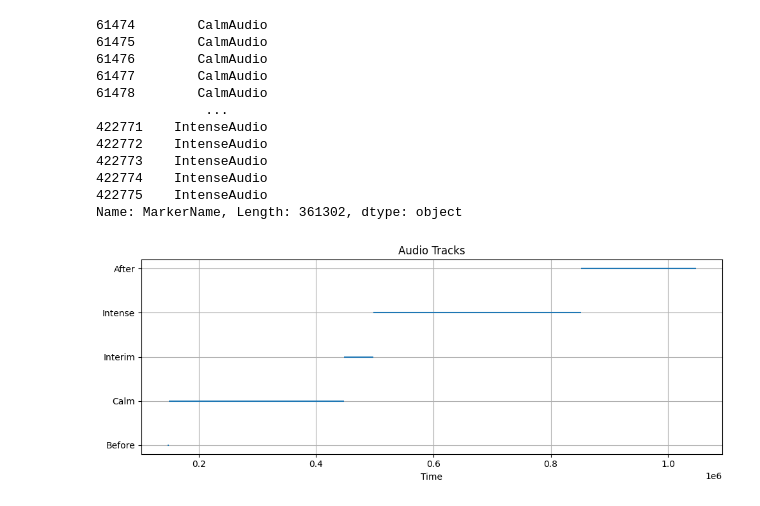
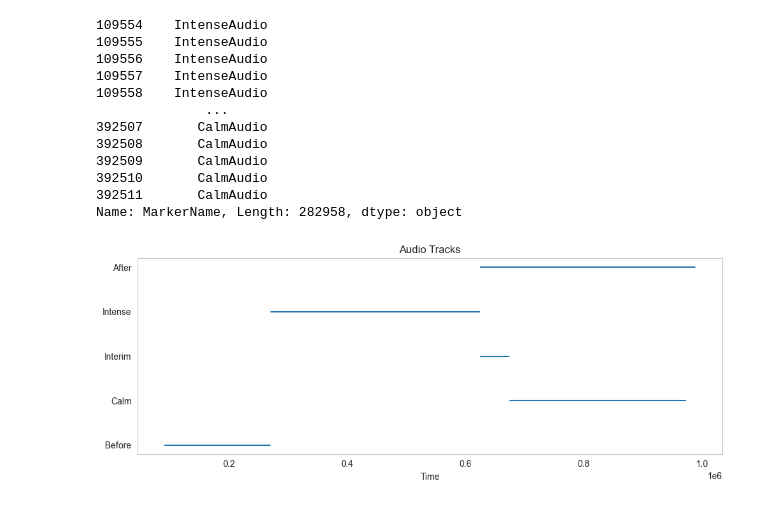
Before and after one commit to Anna-Palatkina-itu/driving_performance_project, a Jupyter notebook: analysis.ipynb, the cells around one changed output. Drawn from its saved outputs; the diff is of its cells as text; code cells hidden in the pictures.

```diff
--- a/analysis.ipynb
+++ b/analysis.ipynb
@@ -4,7 +4,8 @@ import seaborn as sns
 import numpy as np
 import matplotlib.pyplot as plt
 # %%
-data = pd.read_csv('demo_run_06_05_2025_exported_data/001_M3A2H7Q4.csv', comment='#')
+data = pd.read_csv('data/SimData_W1D9N0B8.csv', comment='#')
+# data = pd.read_csv('data/SimData_M3A2H7Q4.csv', comment='#')
 # %%
 interpolated_data = data.interpolate('pad')
 # %%
@@ -13,18 +14,18 @@ trimmed_data = interpolated_data[['Timestamp', 'Channel 13 (Raw)','Channel 9 (Ra
 # %%
 trimmed_data['MarkerName'][trimmed_data['MarkerName'].notna() & (trimmed_data['MarkerName']!='Experiment')]
 # %% [output]
-61474        CalmAudio
-61475        CalmAudio
-61476        CalmAudio
-61477        CalmAudio
-61478        CalmAudio
+109554    IntenseAudio
+109555    IntenseAudio
+109556    IntenseAudio
+109557    IntenseAudio
+109558    IntenseAudio
               ...
-422771    IntenseAudio
-422772    IntenseAudio
-422773    IntenseAudio
-422774    IntenseAudio
-422775    IntenseAudio
-Name: MarkerName, Length: 361302, dtype: object
+392507       CalmAudio
+392508       CalmAudio
+392509       CalmAudio
+392510       CalmAudio
+392511       CalmAudio
+Name: MarkerName, Length: 282958, dtype: object
 # %%
 before_audio_start = trimmed_data[trimmed_data['MarkerName'].notna() & (trimmed_data['MarkerName']=='Experiment') & (trimmed_data['MarkerType']=='S')].iloc[0]
 before_audio_end = trimmed_data[trimmed_data['MarkerName'].notna() & (trimmed_data['MarkerName']=='Experiment') & (trimmed_data['MarkerType']=='S')].iloc[-1]
@@ -39,4 +40,4 @@ intense_audio_start = trimmed_data[trimmed_data['MarkerName'].notna() & (trimmed
 intense_audio_end = trimmed_data[trimmed_data['MarkerName'].notna() & (trimmed_data['MarkerName']=='IntenseAudio') & (trimmed_data['MarkerType']=='E')].iloc[0]
 
 after_audio_start = trimmed_data[trimmed_data['MarkerName'].notna() & (trimmed_data['MarkerName']=='IntenseAudio') & (trimmed_data['MarkerType']=='E')].iloc[0]
-after_audio_end = trimmed_data[trimmed_data['MarkerName'].notna() & (trimmed_data['MarkerName']=='IntenseAudio') & (trimmed_data['MarkerType']=='E')].iloc[-1]
+after_audio_end = trimmed_data[trimmed_data['MarkerName'].notna() & (trimmed_data['MarkerName']=='Experiment') & (trimmed_data['MarkerType']=='E')].iloc[0]
@@ -53,31 +52,31 @@ total_range = np.arange(before_audio_start['Timestamp'],after_audio_end['Timesta
 # %%
 import matplotlib.pyplot as plt
 
 fig, ax = plt.subplots(figsize=(10, 4))
 
 # Example Y positions for each class
 class_labels = ['Before', 'Calm', 'Interim', 'Intense', 'After']
 class_y = {
     'before': 0,
     'calm': 1,
     'interim': 2,
     'intense': 3,
     'after': 4
 }
 
 # Draw horizontal lines for each class range
 ax.hlines(y=class_y['before'], xmin=before_range[0], xmax=before_range[-1], label='Before')
 ax.hlines(y=class_y['calm'], xmin=calm_range[0], xmax=calm_range[-1], label='Calm')
 ax.hlines(y=class_y['interim'], xmin=interim_range[0], xmax=interim_range[-1], label='Interim')
 ax.hlines(y=class_y['intense'], xmin=intense_range[0], xmax=intense_range[-1], label='Intense')
 ax.hlines(y=class_y['after'], xmin=after_range[0], xmax=after_range[-1], label='After')
 
 ax.set_yticks(list(class_y.values()))
 ax.set_yticklabels(class_labels)
 ax.set_xlabel('Time')
 ax.set_title('Audio Tracks')
-ax.grid(True)
+ax.grid(False)
 plt.tight_layout()
 plt.show()
 # %% [output]
-[figure, old version]
+[figure, new version]
```
Also changed, not shown: parts of 15 cells of this notebook.
